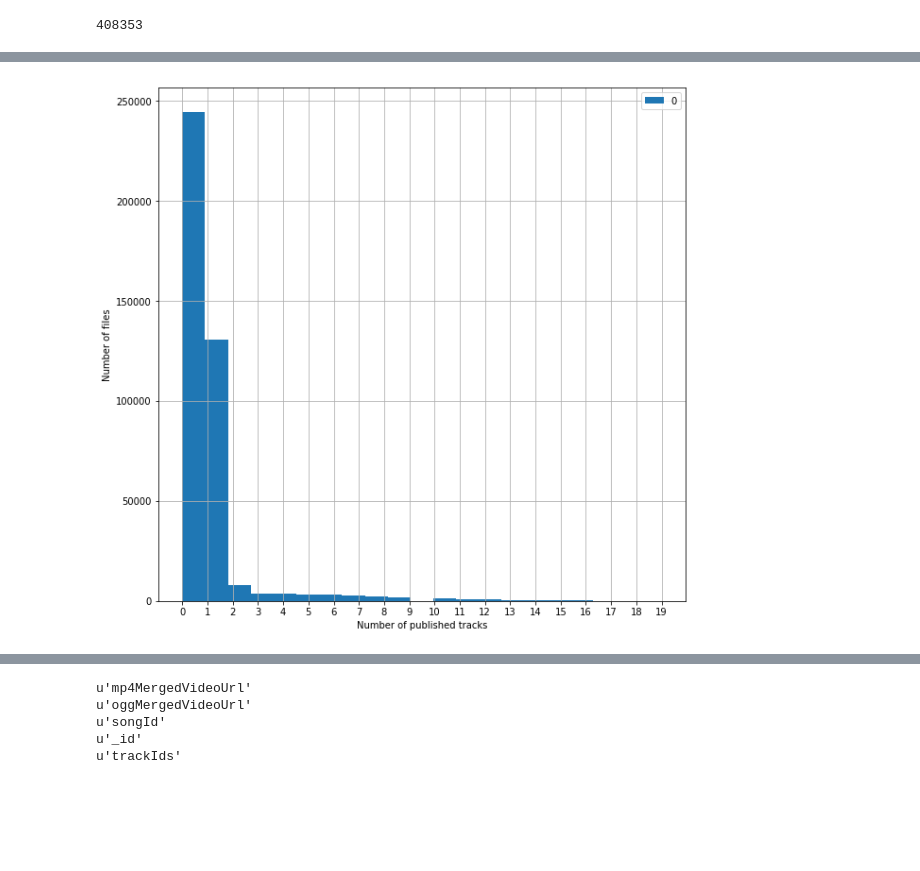
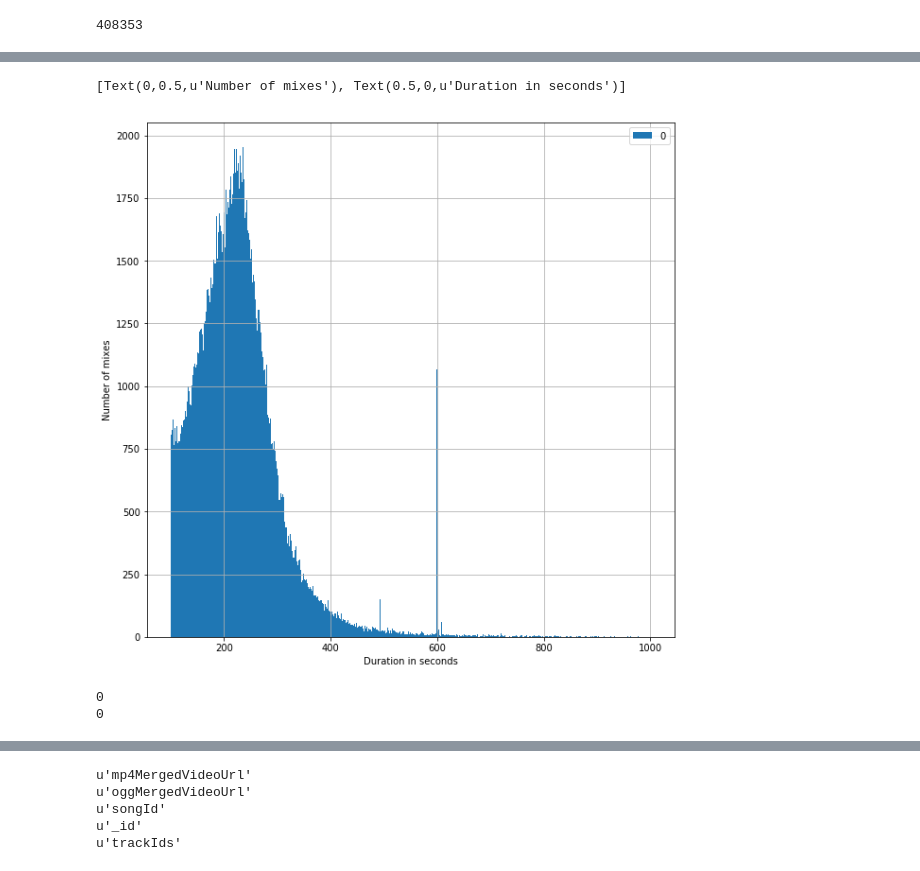
Before and after one commit to marl/bandhub, a Jupyter notebook: DataAnalysis.ipynb, the cells around one changed output, grey strips where cells are left out. Drawn from its saved outputs; the diff is of its cells as text; code cells hidden in the pictures; blank space fills up the shorter version.

```diff
--- a/DataAnalysis.ipynb
+++ b/DataAnalysis.ipynb
@@ -36,0 +35,10 @@ client.database_names()
+# %%
+cursor = songCol.find({'access' : 1}).skip(250000).limit(250000)
+for docs in cursor:
+    i = i+1
+    songId.append(docs['_id'])
+#try:
+#    cursor.next
+#except StopException:
+#    print('done')
+print(i)
@@ -36,0 +53,13 @@ client.database_names()
+# %%
+pubTrackDur = []
+for Id in songId:
+    pointer = trackCol.find({'objectId' : Id})
+    for docs in pointer:
+        pubTrackDur.append(docs['durationInSeconds'])
+    pointer = trackCol.find({'objectId' : Id})
+    for docs in pointer:
+        pubTrackDur.append(docs['durationInSeconds'])
+
+df = pd.DataFrame(pubTrackDur)
+ax = df[(df<1000) & (df >= 0)].plot(kind='hist',grid=True,figsize=(10,10),bins = 1000)
+ax.set(xlabel="Duration in seconds", ylabel="Number of mixes")
@@ -72,0 +81,4 @@ ax.set(xlabel="Duration in seconds", ylabel="Number of files")
+# %%
+pointer = vidCol.find()[1:2]
+for docs in pointer:
+    pprint.pprint(docs)
@@ -73,10 +91,15 @@ ax.set(xlabel="Duration in seconds", ylabel="Number of files")
 # %%
-myList = []
-pubTracks = postCol.find({'songAccess':{'$exists': True}}, {'participantsInfo':1 ,'songAccess':1, '_id':0})
-for docs in pubTracks:
-    if(docs['songAccess'] == 1):
-        myList.append(len(docs['participantsInfo']['publishedTracks']))
+trackDurList = []
+pointer = trackCol.find({'durationInSeconds':{'$exists': True}}, {'durationInSeconds':1 , '_id':0})
+for docs in pointer:
+    myList.append(docs['durationInSeconds'])
+
+#pointer.next
+
+
 df = pd.DataFrame(myList)
-ax = df[(df<20) & (df>=0)].plot(kind='hist',grid=True,figsize=(10,10),bins=21,xticks=range(20)).set(xlabel="Number of published tracks", ylabel="Number of files")
+ax = df[(df<1000) & (df >= 0)].plot(kind='hist',grid=True,figsize=(10,10),bins = 1000)
+ax.set(xlabel="Duration in seconds", ylabel="Number of mixes")
 # %% [output]
+[Text(0,0.5,u'Number of mixes'), Text(0.5,0,u'Duration in seconds')]
-[figure, old version]
+[figure, new version]
@@ -82,0 +110,15 @@ ax = df[(df<20) & (df>=0)].plot(kind='hist',grid=True,figsize=(10,10),bins=21,xt
+# %%
+count1 = 0
+count0 = 0
+for docs in pointer:
+    if docs.get('sourceVideoURL') is None:
+        ytList.append(0)
+        count0 = count0 + 1
+    else:
+        ytList.append(1)
+        count1 = count1 + 1
+print(count0)
+print(count1)
+# %% [output]
+0
+0
```
Also changed, not shown: parts of 36 cells of this notebook, 1 other file.
